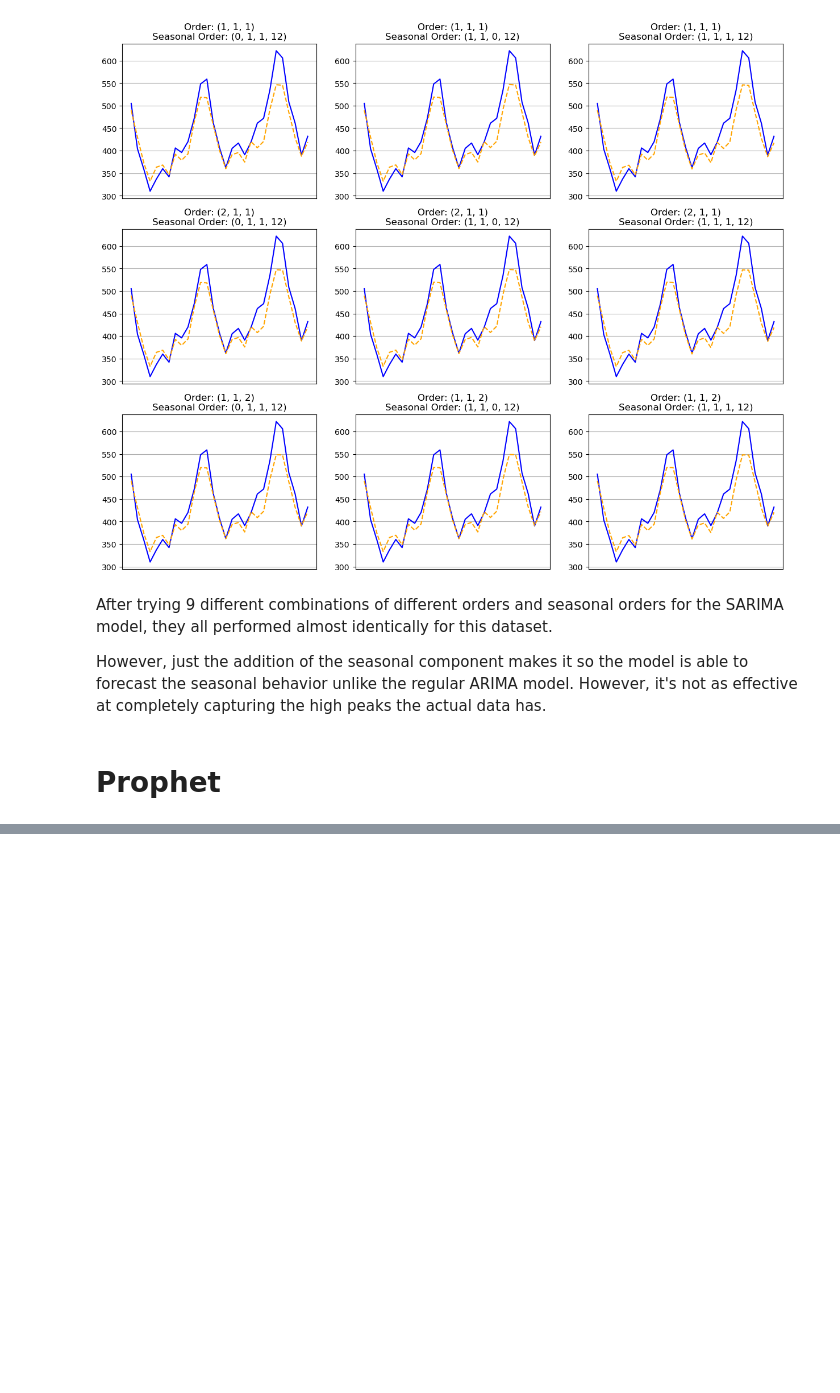
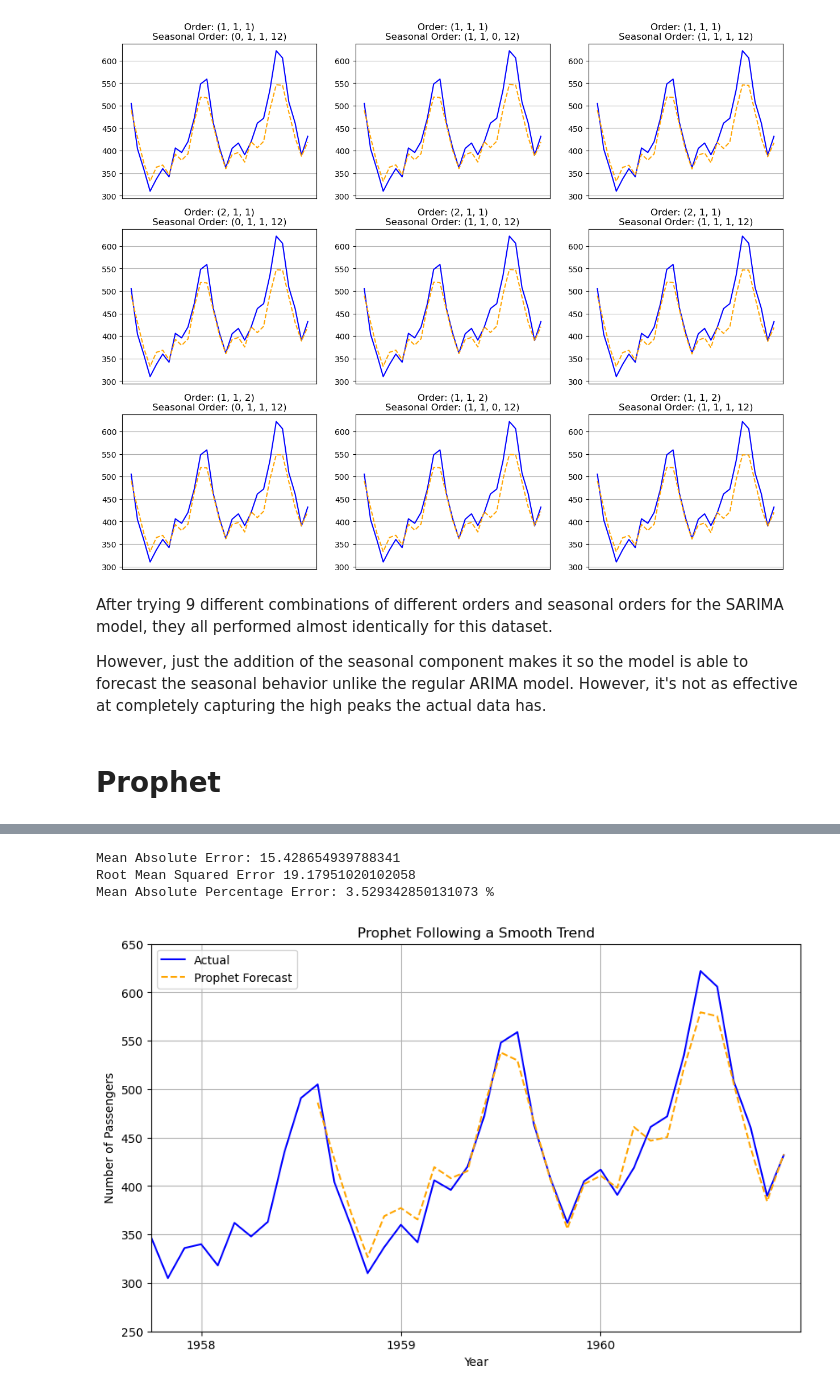
Before and after one commit to lyvin05/EE344-Time-Forecasting-Project, a Jupyter notebook: Notebooks/time_forecast_airline_passengers.ipynb, the cells around one changed output, grey strips where cells are left out. Saved outputs shown, nothing was run; the diff lists cells and outputs as text; code cells hidden in the pictures; blank space fills up the shorter version.

```diff
--- a/Notebooks/time_forecast_airline_passengers.ipynb
+++ b/Notebooks/time_forecast_airline_passengers.ipynb
@@ -506,0 +644,19 @@ However, just the addition of the seasonal component makes it so the model is ab
+# %%
+model = Prophet(
+    seasonality_mode='multiplicative',
+    yearly_seasonality=True,
+    weekly_seasonality=False,
+    daily_seasonality=False,
+    changepoint_prior_scale=0.01
+
+)
+model.fit(prophet_train)
+future = model.make_future_dataframe(periods=len(test), freq="MS")
+
+forecast = model.predict(future)
+proph_pred = forecast["yhat"].iloc[-len(test):]
+
+evaluate(proph_pred, y_test)
+
+plot_vs_test(proph_pred, "Prophet Following a Smooth Trend")
+# %% [output]
@@ -506,0 +665,4 @@ However, just the addition of the seasonal component makes it so the model is ab
+Mean Absolute Error: 15.428654939788341
+Root Mean Squared Error 19.17951020102058
+Mean Absolute Percentage Error: 3.529342850131073 %
+[figure, added]
```
Also changed, not shown: parts of 11 cells of this notebook.
